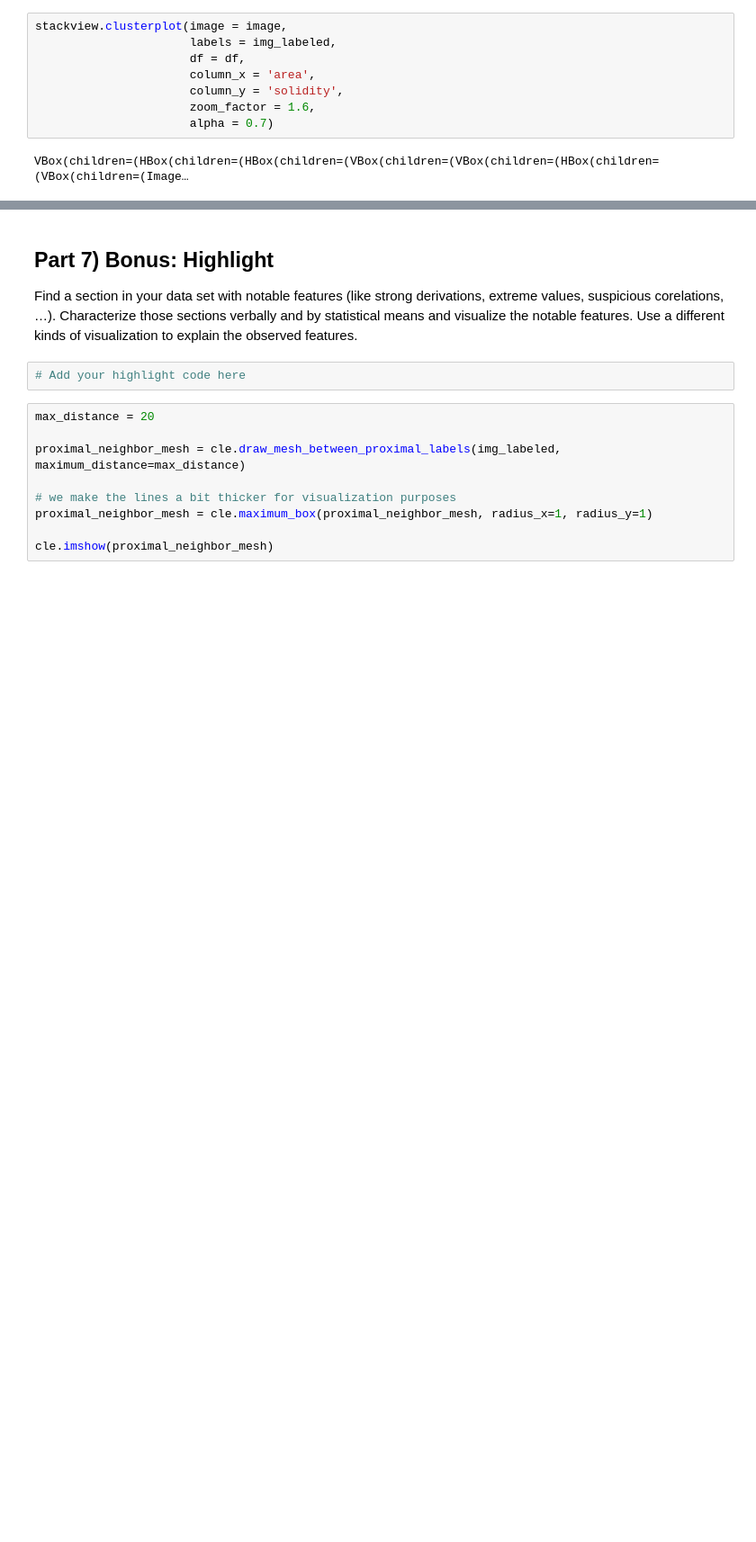
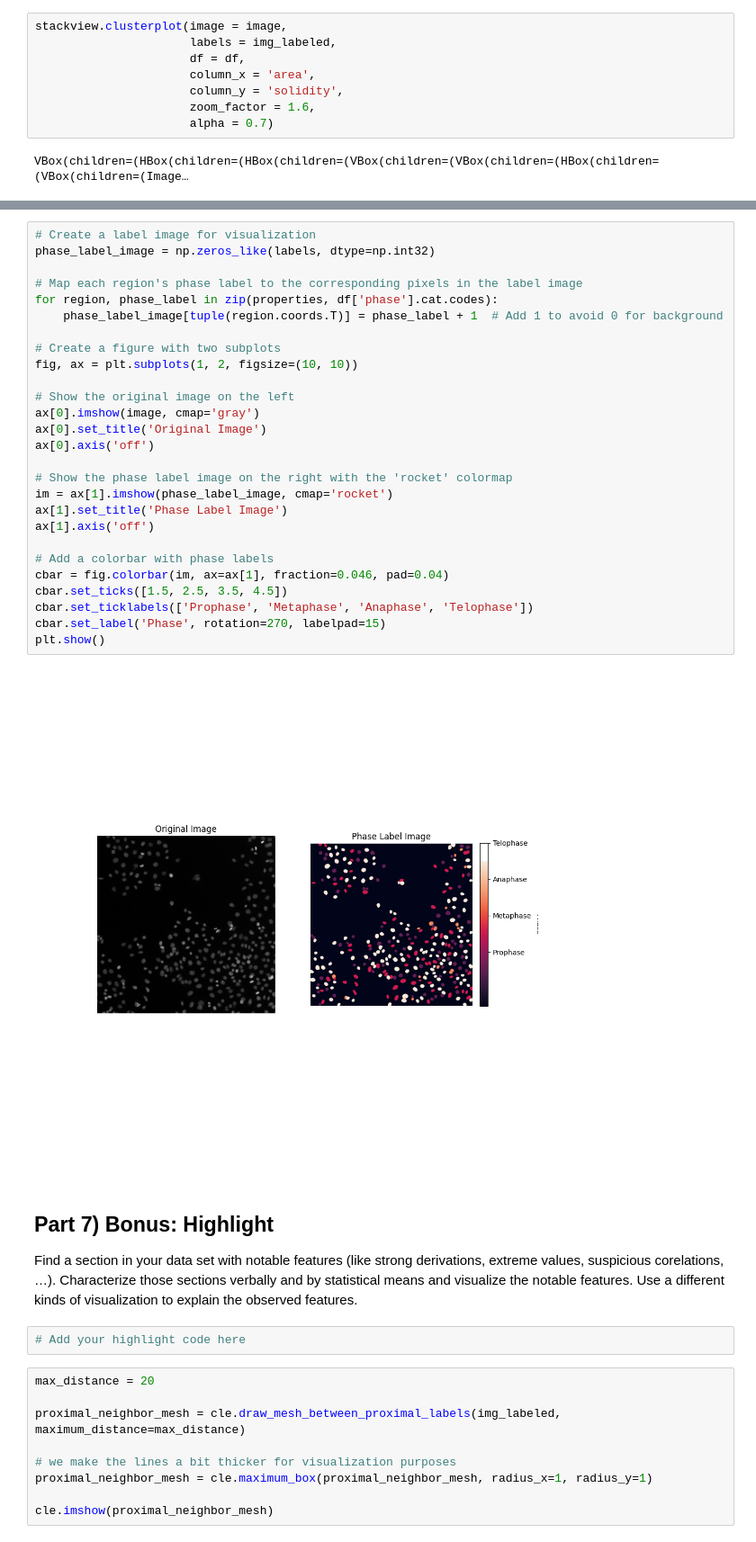
Before and after one commit to marabuuu/rse-lab, a Jupyter notebook: notebooks/RSE_assignment.ipynb, the cells around one changed output, grey strips where cells are left out. Shown at 90% size. Saved outputs shown, nothing was run; the diff lists cells and outputs as text; blank space fills up the shorter version.

```diff
--- a/notebooks/RSE_assignment.ipynb
+++ b/notebooks/RSE_assignment.ipynb
@@ -266,3 +294,32 @@ VBox(children=(HBox(children=(HBox(children=(VBox(children=(VBox(children=(HBox(
+# %%
+# Create a label image for visualization
+phase_label_image = np.zeros_like(labels, dtype=np.int32)
+
+# Map each region's phase label to the corresponding pixels in the label image
+for region, phase_label in zip(properties, df['phase'].cat.codes):
+    phase_label_image[tuple(region.coords.T)] = phase_label + 1  # Add 1 to avoid 0 for background
+
+# Create a figure with two subplots
+fig, ax = plt.subplots(1, 2, figsize=(10, 10))
+
+# Show the original image on the left
+ax[0].imshow(image, cmap='gray')
+ax[0].set_title('Original Image')
+ax[0].axis('off')
+
+# Show the phase label image on the right with the 'rocket' colormap
+im = ax[1].imshow(phase_label_image, cmap='rocket')
+ax[1].set_title('Phase Label Image')
+ax[1].axis('off')
+
+# Add a colorbar with phase labels
+cbar = fig.colorbar(im, ax=ax[1], fraction=0.046, pad=0.04)
+cbar.set_ticks([1.5, 2.5, 3.5, 4.5])
+cbar.set_ticklabels(['Prophase', 'Metaphase', 'Anaphase', 'Telophase'])
+cbar.set_label('Phase', rotation=270, labelpad=15)
+plt.show()
+# %% [output]
+[figure, added]
 # %% [markdown]
 ## Part 7) Bonus: Highlight
 
```
Also changed, not shown: parts of 8 cells of this notebook.
